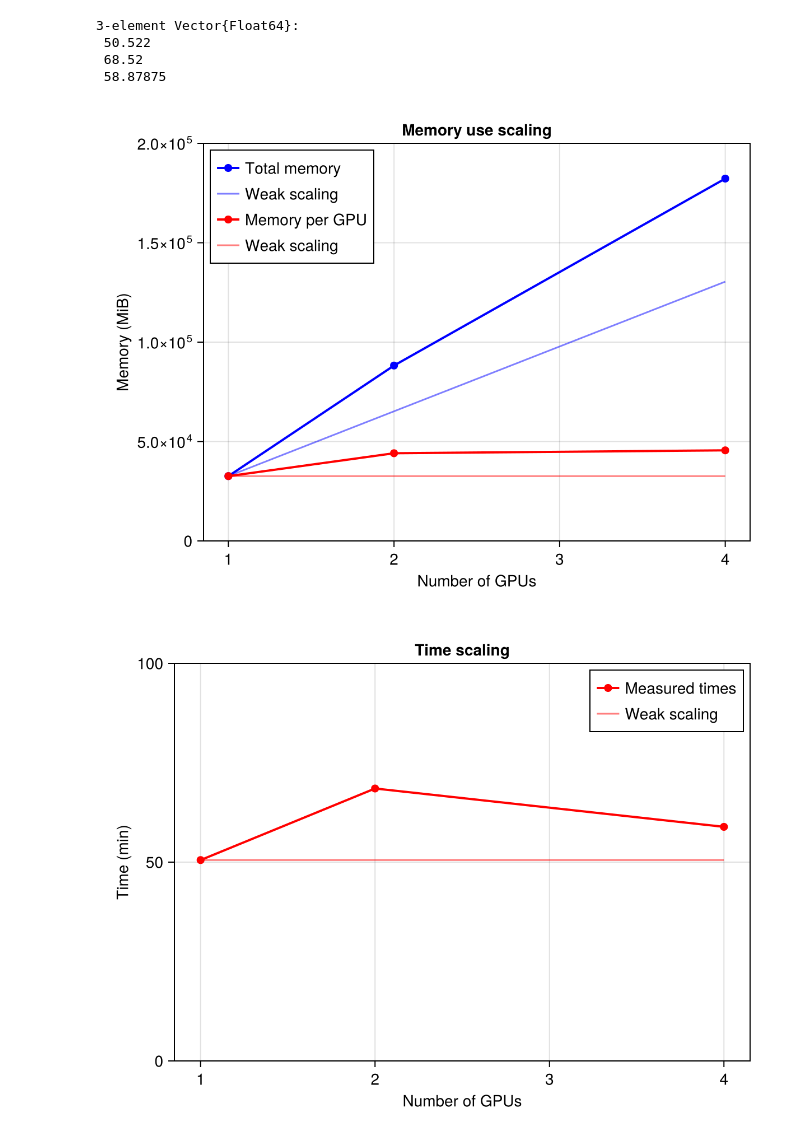
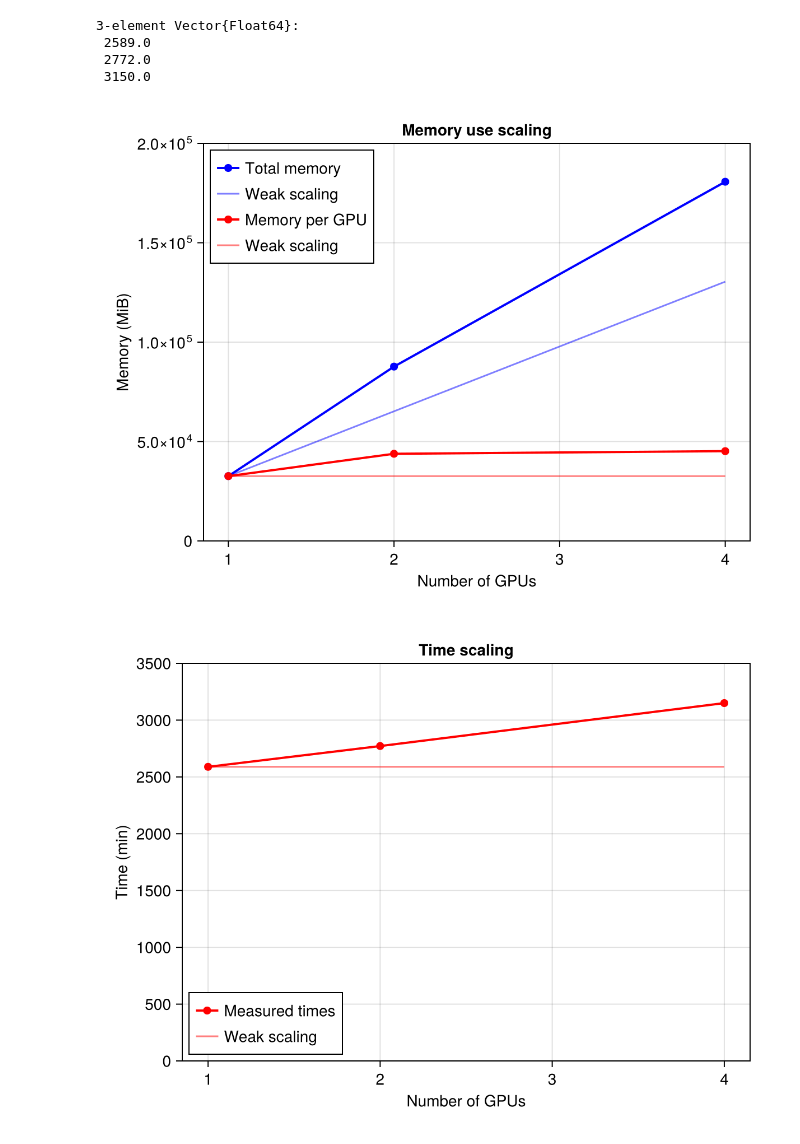
Before and after one commit to pcarlip/multigpu-ocean, a Jupyter notebook: weak-scaling/comp.ipynb, the cells around one changed output. Cells and saved outputs as stored; diff of their text form; code cells hidden in the pictures.

Commit message:
weak scaling comparison w/ new methods

```diff
--- a/weak-scaling/comp.ipynb
+++ b/weak-scaling/comp.ipynb
@@ -3,15 +5,21 @@ using CairoMakie
 # %%
 n = [1, 2, 4]
 
-mem_tot = [32605, (44379+43849), (46760+45169*3)]
+user = ENV["USER"]
+
+ds4 = [TOML.parsefile("/nfs/hpc/share/"*user*"/ngpu-scaling/weak/4-gpu_stats"*string(i)*".toml") for i = 0:3]
+ds2 = [TOML.parsefile("/nfs/hpc/share/"*user*"/ngpu-scaling/weak/2-gpu_stats"*string(i)*".toml") for i = 0:1]
+ds1 = [TOML.parsefile("/nfs/hpc/share/"*user*"/ngpu-scaling/weak/1-gpu_stats"*string(i)*".toml") for i = 0:0]
+
+mem_tot = [sum([i["used_mem"] for i in ds1])/1024, sum([i["used_mem"] for i in ds2])/1024, sum([i["used_mem"] for i in ds4])/1024]
 mem_per = mem_tot ./ n
 
-times = [50.522, 1.142*60, (58.866+58.865+58.893+58.891)/4]
+times = [mean([i["runtime"] for i in ds1]), mean([i["runtime"] for i in ds2]), mean([i["runtime"] for i in ds4])]
 # %% [output]
 3-element Vector{Float64}:
- 50.522
- 68.52
- 58.87875
+ 2589.0
+ 2772.0
+ 3150.0
 # %%
 f = Figure()
 ax = Axis(f[1, 1], xlabel = "Number of GPUs", ylabel = "Memory (MiB)", title = "Memory use scaling")
@@ -32,15 +40,15 @@ axislegend(ax, position = :lt)
 save("mem_weak.svg", f)
 f
 # %% [output]
-[figure, old version]
+[figure, new version]
 # %%
 f = Figure()
 ax = Axis(f[1, 1], xlabel = "Number of GPUs", ylabel = "Time (min)", title = "Time scaling")
 scatterlines!(ax, n, times, linewidth = 2, marker = :circle, markersize = 10, label = "Measured times", color = :red)
 lines!(ax, range(1, 4, 100), range(times[1], times[1], 100), label = "Weak scaling", color = :red, alpha = 0.5)
-ylims!(0, 100)
-axislegend(ax)
+ylims!(0, 3500)
+axislegend(ax, position = :lb)
 save("time_weak.svg", f)
 f
 # %% [output]
-[figure, old version]
+[figure, new version]
```
Also changed, not shown: parts of 1 cell of this notebook, 3 other files.
